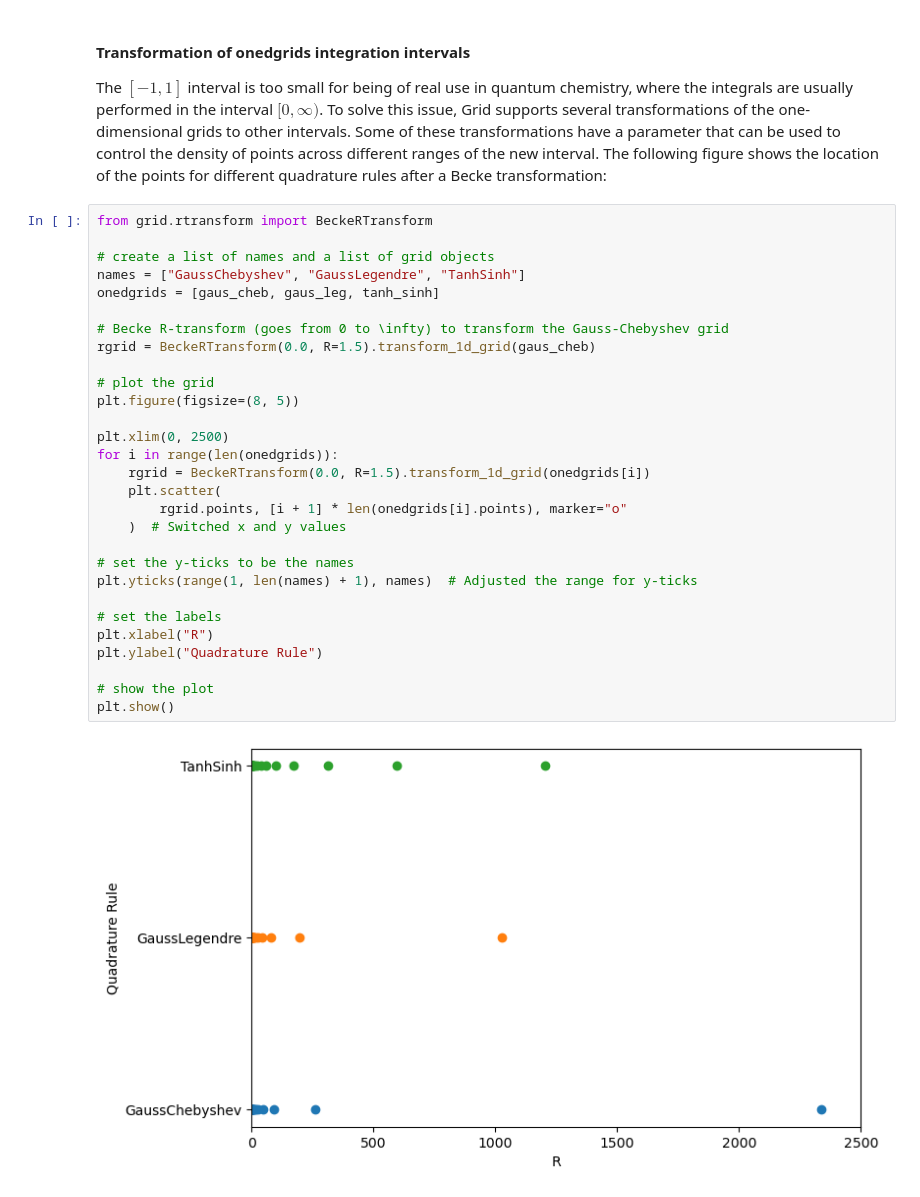
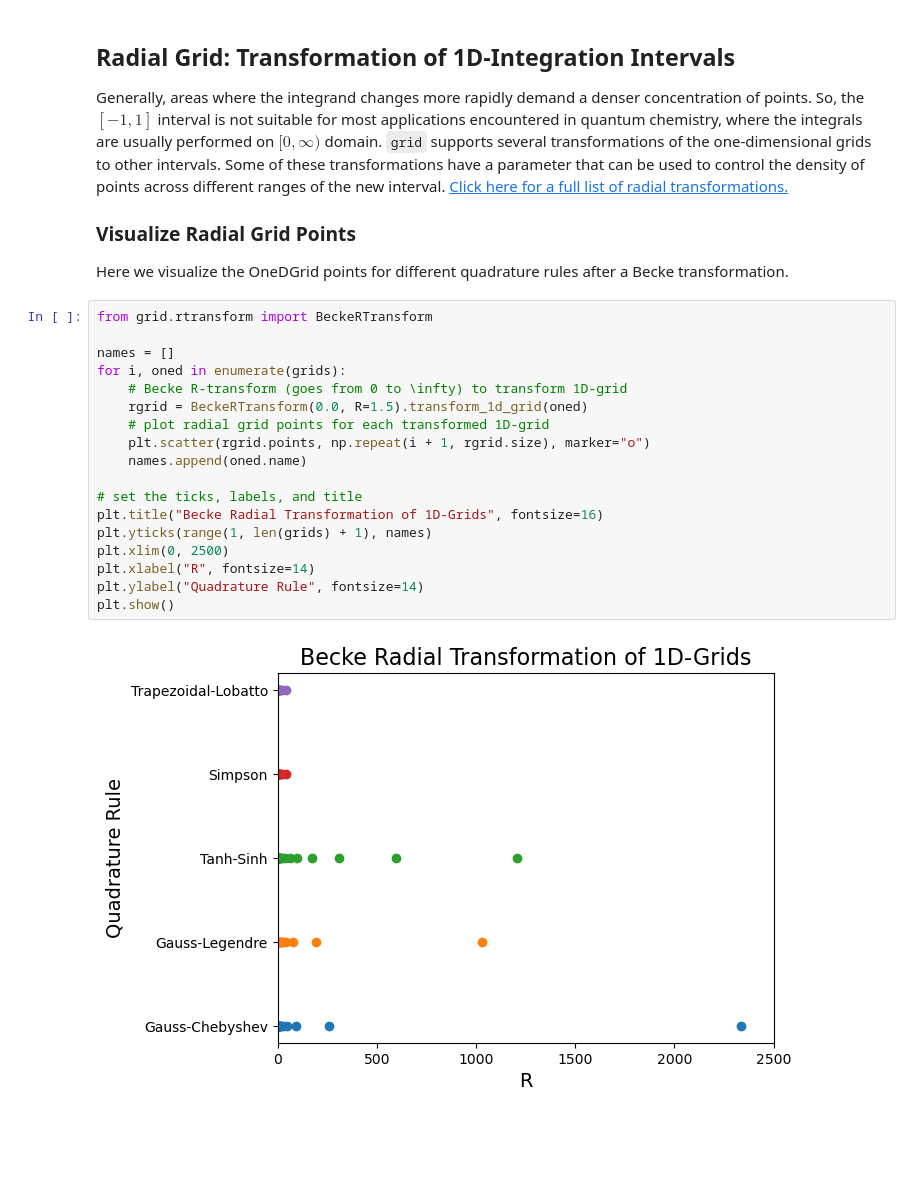
Before and after one commit to theochem/grid, a Jupyter notebook: doc/notebooks/One_dimensional_grids.ipynb, the cells around one changed output. Cells and saved outputs as stored; diff of their text form; blank space fills up the shorter version.

Commit message:
Improve One_dimensional_grids.ipynb notebook

```diff
--- a/doc/notebooks/One_dimensional_grids.ipynb
+++ b/doc/notebooks/One_dimensional_grids.ipynb
@@ -129,35 +105,29 @@ Text(0, 0.5, 'Relative Error %')
 # %% [markdown]
-#### Transformation of onedgrids integration intervals
-The $[-1,1]$ interval is too small for being of real use in quantum chemistry, where the integrals are usually performed in the interval $[0,\infty)$. To solve this issue, Grid supports several transformations of the one-dimensional grids to other intervals. Some of these transformations have a parameter that can be used to control the density of points across different ranges of the new interval. The following figure shows the location of the points for different quadrature rules after a Becke transformation:
+## Radial Grid: Transformation of 1D-Integration Intervals
+
+Generally, areas where the integrand changes more rapidly demand a denser concentration of points. So, the $[-1, 1]$ interval is not suitable for most applications encountered in quantum chemistry, where the integrals are usually performed on $[0,\infty)$ domain. `grid` supports several transformations of the one-dimensional grids to other intervals. Some of these transformations have a parameter that can be used to control the density of points across different ranges of the new interval. [Click here for a full list of radial transformations.](https://grid.qcdevs.org/pyapi/grid.rtransform.html)
+
+### Visualize Radial Grid Points
+
+Here we visualize the OneDGrid points for different quadrature rules after a Becke transformation.
 # %%
 from grid.rtransform import BeckeRTransform
 
-# create a list of names and a list of grid objects
-names = ["GaussChebyshev", "GaussLegendre", "TanhSinh"]
-onedgrids = [gaus_cheb, gaus_leg, tanh_sinh]
+names = []
+for i, oned in enumerate(grids):
+    # Becke R-transform (goes from 0 to \infty) to transform 1D-grid
+    rgrid = BeckeRTransform(0.0, R=1.5).transform_1d_grid(oned)
+    # plot radial grid points for each transformed 1D-grid
+    plt.scatter(rgrid.points, np.repeat(i + 1, rgrid.size), marker="o")
+    names.append(oned.name)
 
-# Becke R-transform (goes from 0 to \infty) to transform the Gauss-Chebyshev grid
-rgrid = BeckeRTransform(0.0, R=1.5).transform_1d_grid(gaus_cheb)
-
-# plot the grid
-plt.figure(figsize=(8, 5))
-
+# set the ticks, labels, and title
+plt.title("Becke Radial Transformation of 1D-Grids", fontsize=16)
+plt.yticks(range(1, len(grids) + 1), names)
 plt.xlim(0, 2500)
-for i in range(len(onedgrids)):
-    rgrid = BeckeRTransform(0.0, R=1.5).transform_1d_grid(onedgrids[i])
-    plt.scatter(
-        rgrid.points, [i + 1] * len(onedgrids[i].points), marker="o"
-    )  # Switched x and y values
-
-# set the y-ticks to be the names
-plt.yticks(range(1, len(names) + 1), names)  # Adjusted the range for y-ticks
-
-# set the labels
-plt.xlabel("R")
-plt.ylabel("Quadrature Rule")
-
-# show the plot
+plt.xlabel("R", fontsize=14)
+plt.ylabel("Quadrature Rule", fontsize=14)
 plt.show()
 # %% [output]
-[figure, old version]
+[figure, new version]
 # %% [markdown]
```
Also changed, not shown: parts of 15 cells of this notebook.
